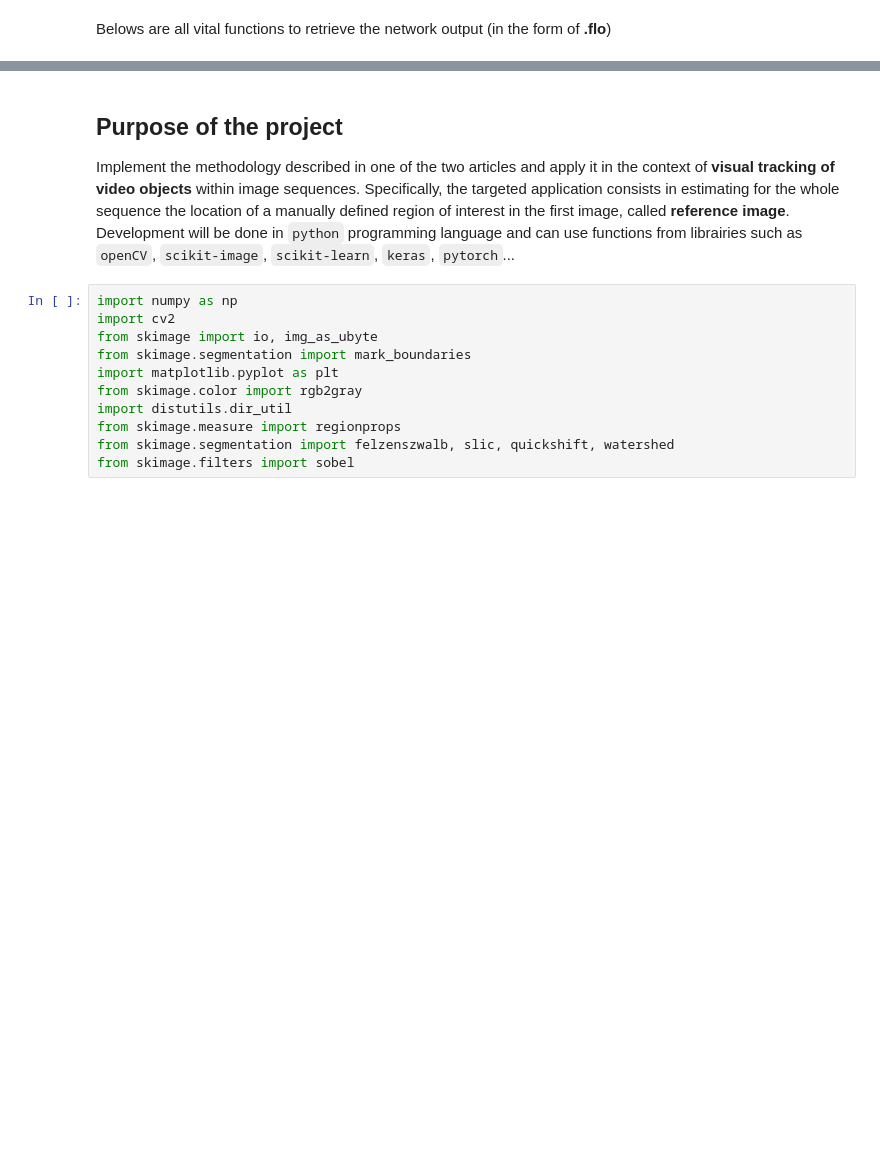
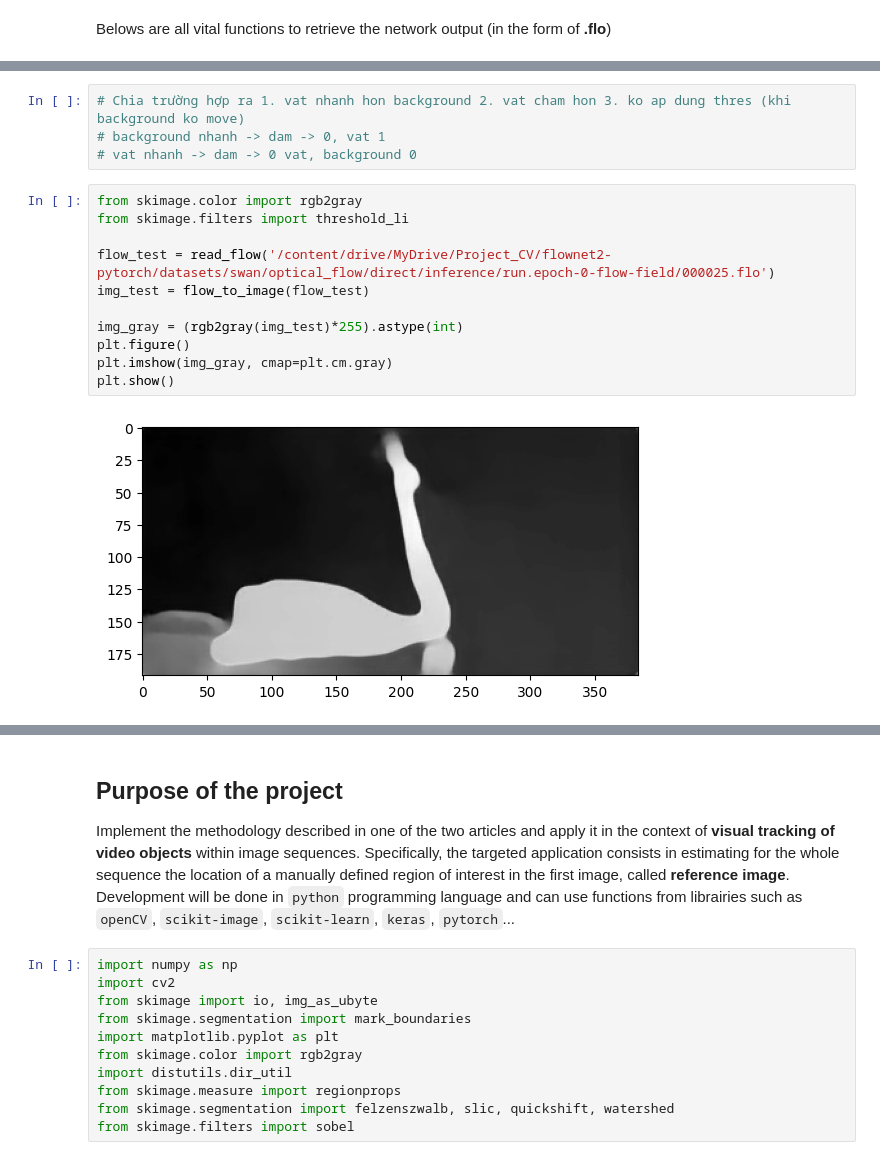
Before and after one commit to huyhoangpjn/Computer-Vision-2024-Project-Flow-net-2, a Jupyter notebook: prepare.ipynb, the cells around one changed output, grey strips where cells are left out. Saved outputs shown, nothing was run; the diff lists cells and outputs as text; blank space fills up the shorter version.

```diff
--- a/prepare.ipynb
+++ b/prepare.ipynb
@@ -350,0 +369,17 @@ show_flow('/content/drive/MyDrive/Project_CV/flownet2-pytorch/datasets/camel/opt
+# %%
+# Chia trường hợp ra 1. vat nhanh hon background 2. vat cham hon 3. ko ap dung thres (khi background ko move)
+# background nhanh -> dam -> 0, vat 1
+# vat nhanh -> dam -> 0 vat, background 0
+# %%
+from skimage.color import rgb2gray
+from skimage.filters import threshold_li
+
+flow_test = read_flow('/content/drive/MyDrive/Project_CV/flownet2-pytorch/datasets/swan/optical_flow/direct/inference/run.epoch-0-flow-field/000025.flo')
+img_test = flow_to_image(flow_test)
+
+img_gray = (rgb2gray(img_test)*255).astype(int)
+plt.figure()
+plt.imshow(img_gray, cmap=plt.cm.gray)
+plt.show()
+# %% [output]
+[figure, added]
```
Also changed, not shown: parts of 30 cells of this notebook.
